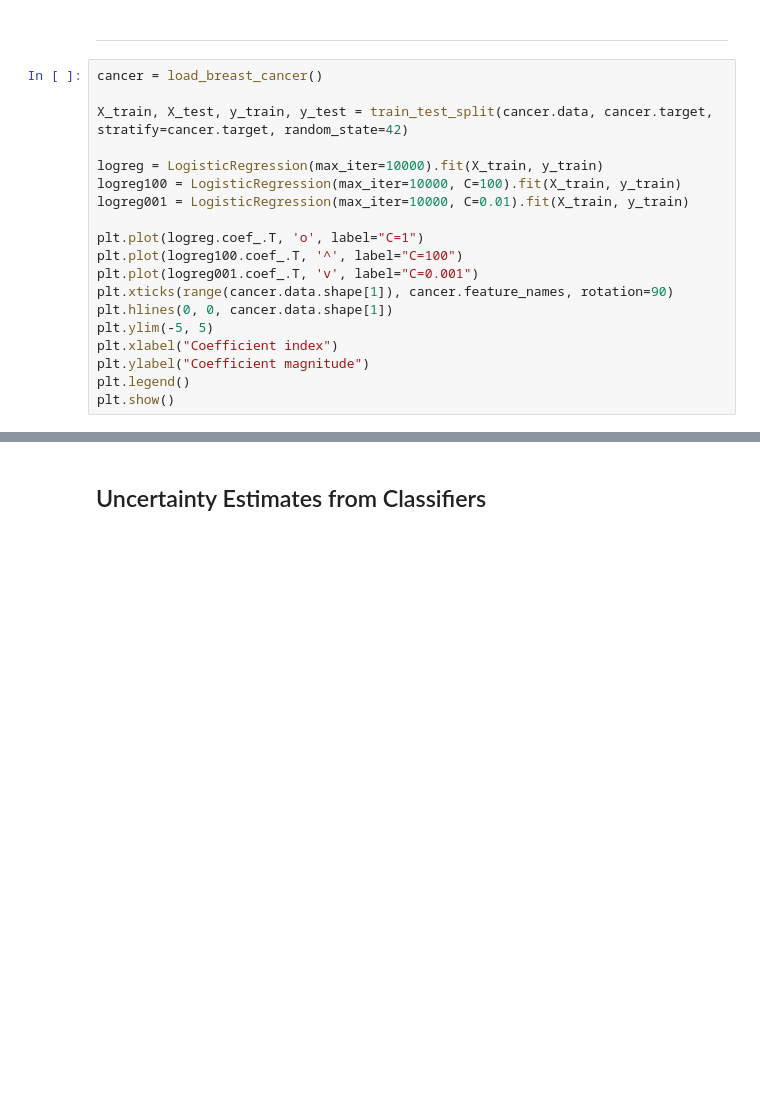
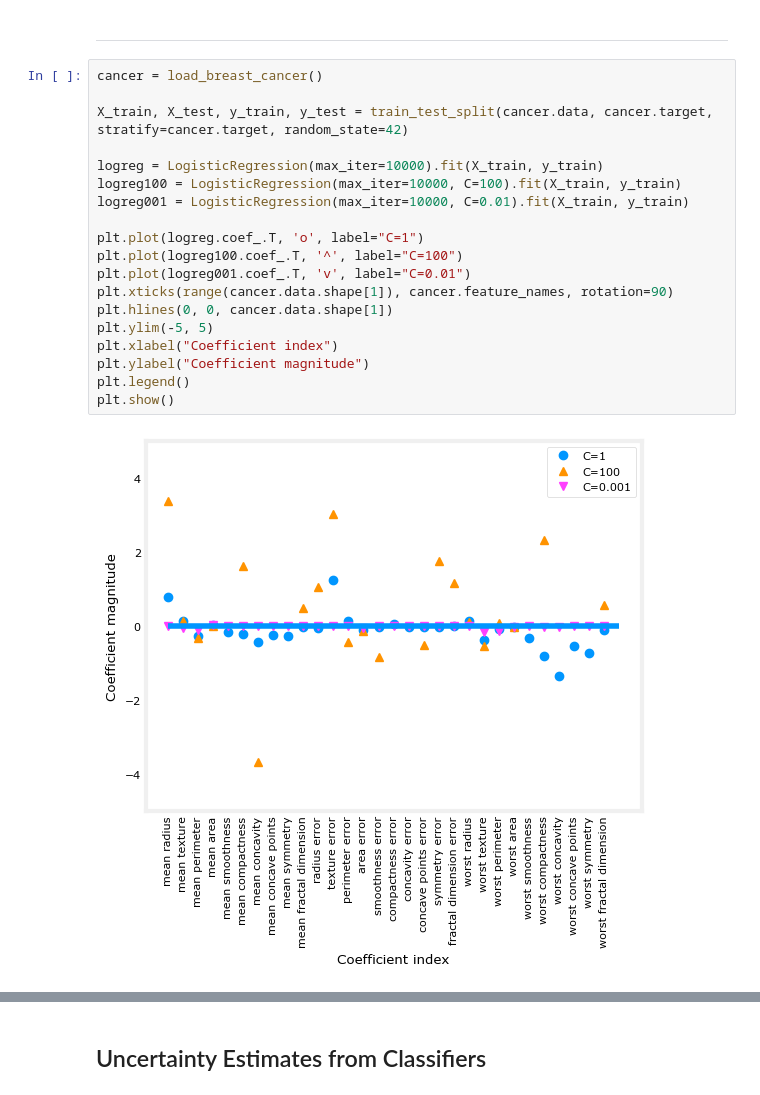
Before and after one commit to icta-tecaji/python-machine-learning-public, a Jupyter notebook: 02_Nadzorovano_ucenje/06_Linear_models_for_classification_CLEAN.ipynb, the cells around one changed output, grey strips where cells are left out. Saved outputs shown, nothing was run; the diff lists cells and outputs as text; blank space fills up the shorter version.

```diff
--- a/02_Nadzorovano_ucenje/06_Linear_models_for_classification_CLEAN.ipynb
+++ b/02_Nadzorovano_ucenje/06_Linear_models_for_classification_CLEAN.ipynb
@@ -149,22 +188,24 @@ plt.show()
 # %%
 cancer = load_breast_cancer()
 
 X_train, X_test, y_train, y_test = train_test_split(cancer.data, cancer.target, stratify=cancer.target, random_state=42)
 
 logreg = LogisticRegression(max_iter=10000).fit(X_train, y_train)
 logreg100 = LogisticRegression(max_iter=10000, C=100).fit(X_train, y_train)
 logreg001 = LogisticRegression(max_iter=10000, C=0.01).fit(X_train, y_train)
 
 plt.plot(logreg.coef_.T, 'o', label="C=1")
 plt.plot(logreg100.coef_.T, '^', label="C=100")
-plt.plot(logreg001.coef_.T, 'v', label="C=0.001")
+plt.plot(logreg001.coef_.T, 'v', label="C=0.01")
 plt.xticks(range(cancer.data.shape[1]), cancer.feature_names, rotation=90)
 plt.hlines(0, 0, cancer.data.shape[1])
 plt.ylim(-5, 5)
 plt.xlabel("Coefficient index")
 plt.ylabel("Coefficient magnitude")
 plt.legend()
 plt.show()
+# %% [output]
+[figure, added]
 # %%
 for C, marker in zip([0.001, 1, 100], ['o', '^', 'v']):
     lr_l1 = LogisticRegression(C=C, penalty="l1", solver="liblinear").fit(X_train_scaled, y_train)
```
Also changed, not shown: parts of 42 cells of this notebook, 2 other files.
